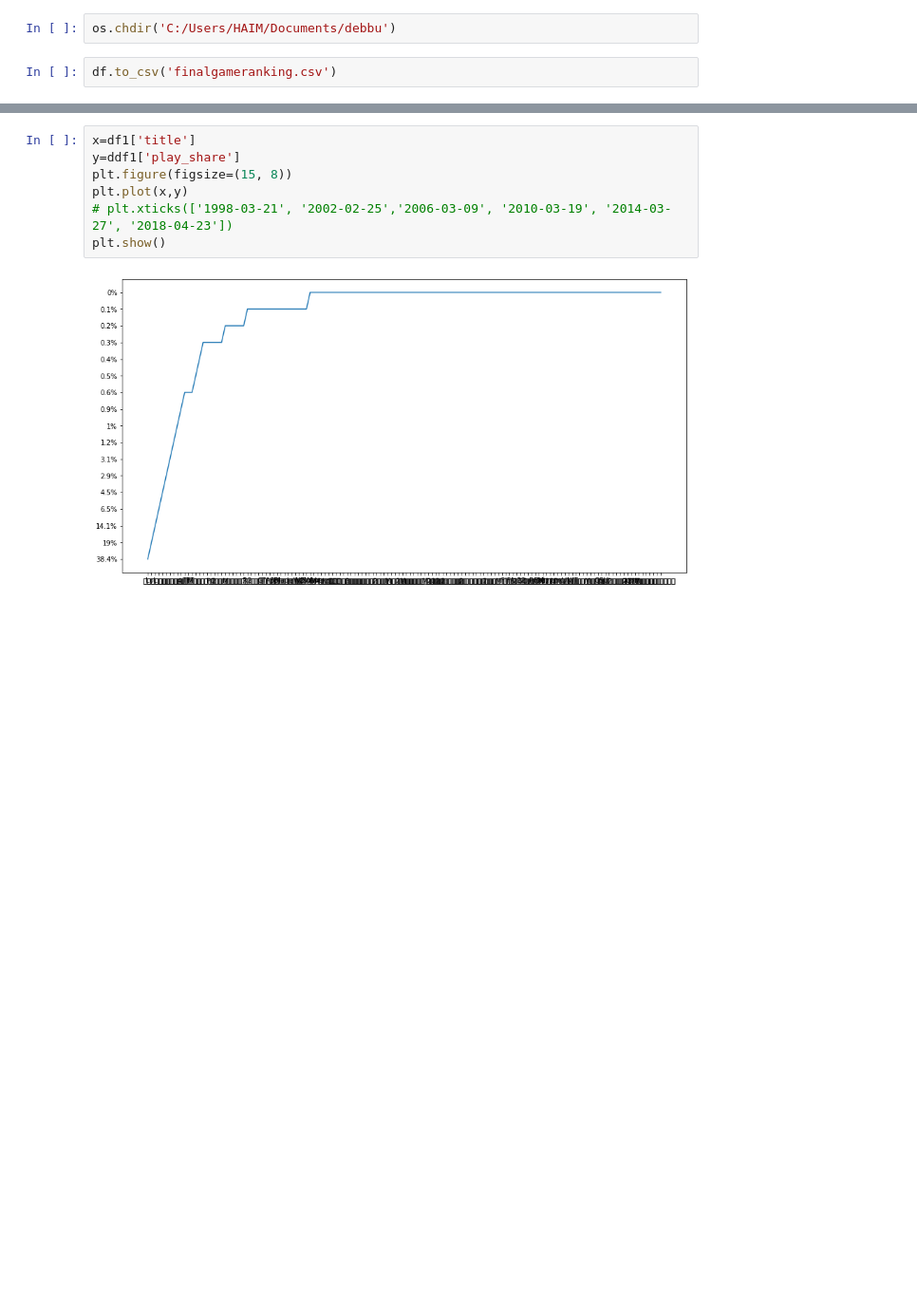
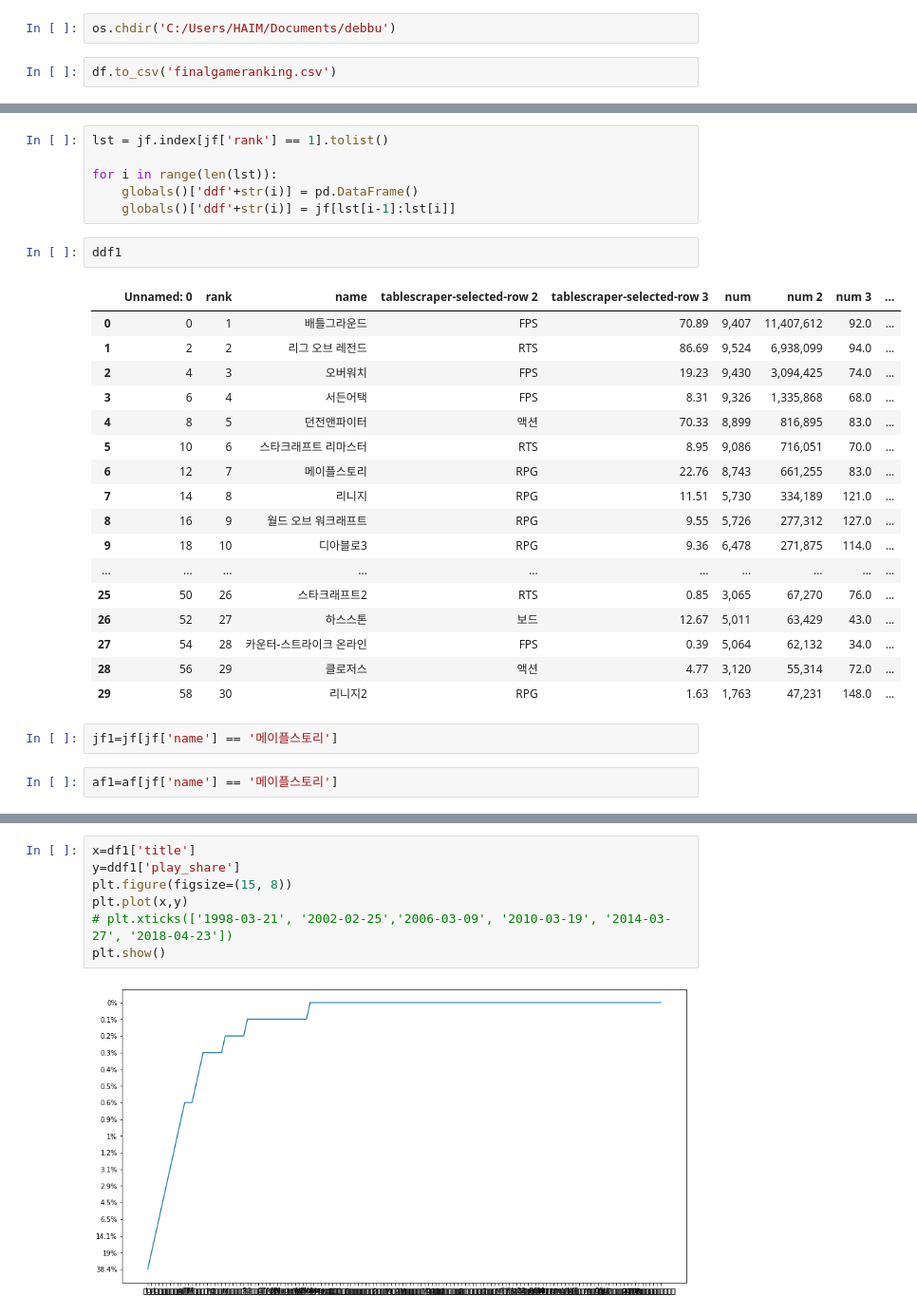
Before and after one commit to ssac-debbu/gameData, a Jupyter notebook: game broad ranking week data.ipynb, the cells around one changed output, grey strips where cells are left out. Shown at 95% size. Cells and saved outputs as stored; diff of their text form; blank space fills up the shorter version.

```diff
--- a/game broad ranking week data.ipynb
+++ b/game broad ranking week data.ipynb
@@ -134,0 +191,30 @@ import matplotlib.pyplot as plt
+# %%
+lst = jf.index[jf['rank'] == 1].tolist()
+
+for i in range(len(lst)):
+    globals()['ddf'+str(i)] = pd.DataFrame()
+    globals()['ddf'+str(i)] = jf[lst[i-1]:lst[i]]
+# %%
+ddf1
+# %% [output]
+|  | Unnamed: 0 | rank | name | tablescraper-selected-row 2 | tablescraper-selected-row 3 | num | num 2 | num 3 | ... |
+| 0 | 0 | 1 | 배틀그라운드 | FPS | 70.89 | 9,407 | 11,407,612 | 92.0 | ... |
+| 1 | 2 | 2 | 리그 오브 레전드 | RTS | 86.69 | 9,524 | 6,938,099 | 94.0 | ... |
+| 2 | 4 | 3 | 오버워치 | FPS | 19.23 | 9,430 | 3,094,425 | 74.0 | ... |
+| 3 | 6 | 4 | 서든어택 | FPS | 8.31 | 9,326 | 1,335,868 | 68.0 | ... |
+| 4 | 8 | 5 | 던전앤파이터 | 액션 | 70.33 | 8,899 | 816,895 | 83.0 | ... |
+| 5 | 10 | 6 | 스타크래프트 리마스터 | RTS | 8.95 | 9,086 | 716,051 | 70.0 | ... |
+| 6 | 12 | 7 | 메이플스토리 | RPG | 22.76 | 8,743 | 661,255 | 83.0 | ... |
+| 7 | 14 | 8 | 리니지 | RPG | 11.51 | 5,730 | 334,189 | 121.0 | ... |
+| 8 | 16 | 9 | 월드 오브 워크래프트 | RPG | 9.55 | 5,726 | 277,312 | 127.0 | ... |
+| 9 | 18 | 10 | 디아블로3 | RPG | 9.36 | 6,478 | 271,875 | 114.0 | ... |
+| ... | ... | ... | ... | ... | ... | ... | ... | ... | ... |
+| 25 | 50 | 26 | 스타크래프트2 | RTS | 0.85 | 3,065 | 67,270 | 76.0 | ... |
+| 26 | 52 | 27 | 하스스톤 | 보드 | 12.67 | 5,011 | 63,429 | 43.0 | ... |
+| 27 | 54 | 28 | 카운터-스트라이크 온라인 | FPS | 0.39 | 5,064 | 62,132 | 34.0 | ... |
+| 28 | 56 | 29 | 클로저스 | 액션 | 4.77 | 3,120 | 55,314 | 72.0 | ... |
+| 29 | 58 | 30 | 리니지2 | RPG | 1.63 | 1,763 | 47,231 | 148.0 | ... |
+# %%
+jf1=jf[jf['name'] == '메이플스토리']
+# %%
+af1=af[jf['name'] == '메이플스토리']
```
Also changed, not shown: parts of 15 cells of this notebook.
